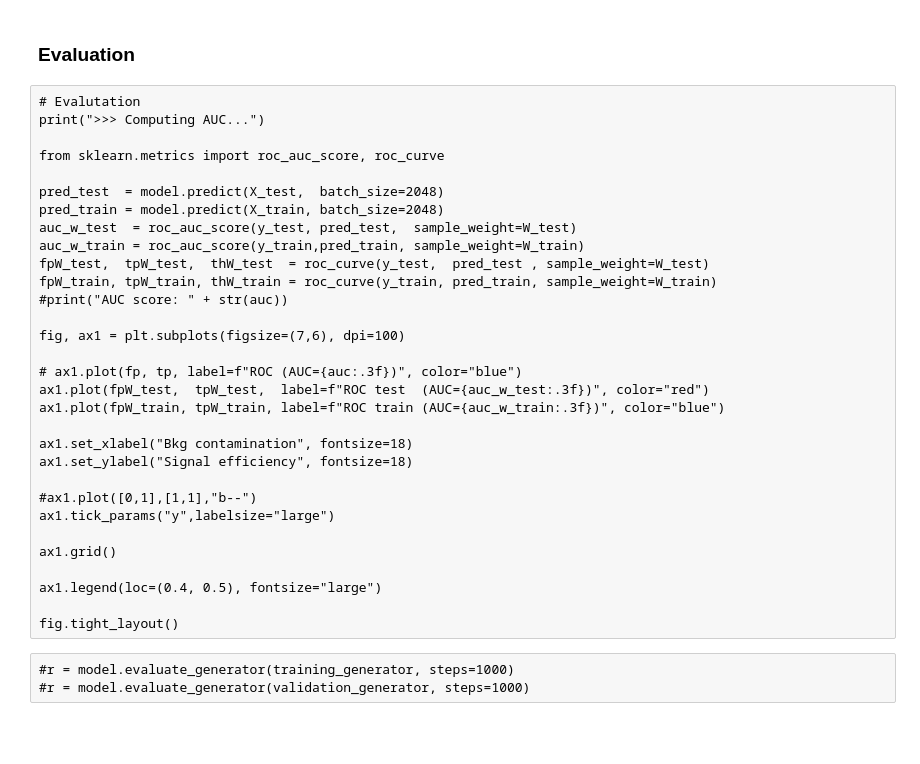
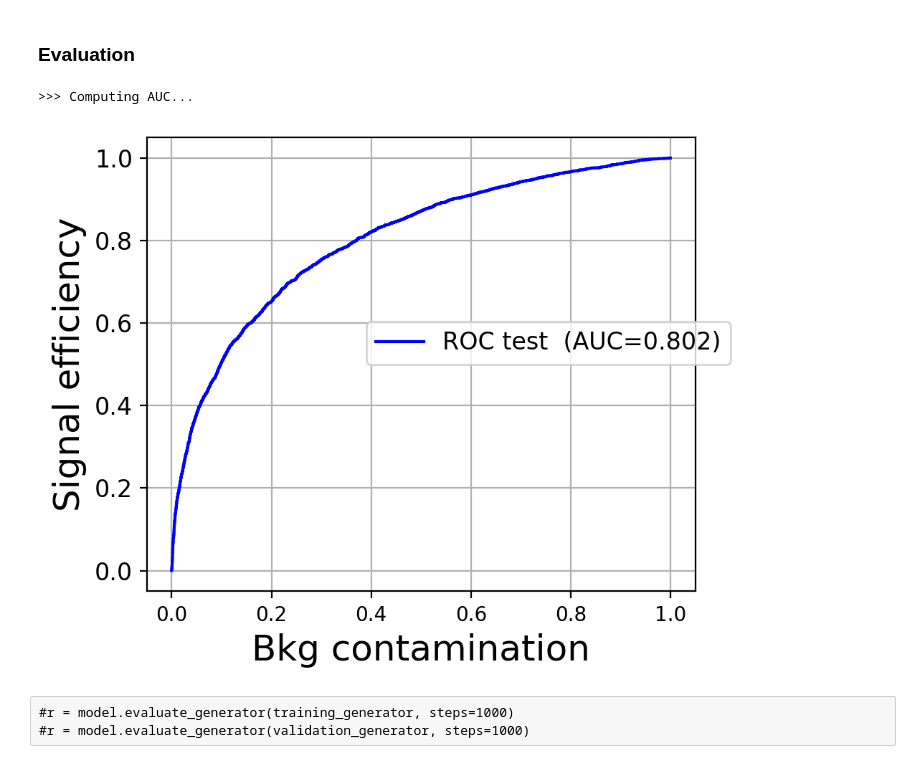
Before and after one commit to UniMiBAnalyses/ML_classification, a Jupyter notebook: Evaluate_ANOVA_SHAP.ipynb, the cells around one changed output. Drawn from its saved outputs; the diff is of its cells as text; code cells hidden in the pictures; blank space fills up the shorter version.

```diff
--- a/Evaluate_ANOVA_SHAP.ipynb
+++ b/Evaluate_ANOVA_SHAP.ipynb
@@ -11,8 +11,8 @@ import matplotlib.pyplot as plt
 config = {
     "base_dir":        "/eos/home-d/dmapelli/public/latino/",
     "plot_config":     "Full2018v6s5",
-    "cut":             "res_sig_mjjincl",
-    "model_version":   "v68",
+    "cut":             "boos_sig_mjjincl",
+    "model_version":   "v72",
 }
 # %%
 import os
@@ -195,37 +222,44 @@ print("rsync Evaluate_ANOVA_SHAP.html lxplus.cern.ch:" + model_dir + "/Evaluate_
 ## No more used
 # %% [markdown]
 ### Evaluation
-# %% [raw]
-# Evalutation
-print(">>> Computing AUC...")
-
-from sklearn.metrics import roc_auc_score, roc_curve
-
-pred_test  = model.predict(X_test,  batch_size=2048)
-pred_train = model.predict(X_train, batch_size=2048)
-auc_w_test  = roc_auc_score(y_test, pred_test,  sample_weight=W_test)
-auc_w_train = roc_auc_score(y_train,pred_train, sample_weight=W_train)
-fpW_test,  tpW_test,  thW_test  = roc_curve(y_test,  pred_test , sample_weight=W_test)
-fpW_train, tpW_train, thW_train = roc_curve(y_train, pred_train, sample_weight=W_train)
-#print("AUC score: " + str(auc))
-
-fig, ax1 = plt.subplots(figsize=(7,6), dpi=100)
-
-# ax1.plot(fp, tp, label=f"ROC (AUC={auc:.3f})", color="blue")
-ax1.plot(fpW_test,  tpW_test,  label=f"ROC test  (AUC={auc_w_test:.3f})", color="red")
-ax1.plot(fpW_train, tpW_train, label=f"ROC train (AUC={auc_w_train:.3f})", color="blue")
-
-ax1.set_xlabel("Bkg contamination", fontsize=18)
-ax1.set_ylabel("Signal efficiency", fontsize=18)
-
-#ax1.plot([0,1],[1,1],"b--")
-ax1.tick_params("y",labelsize="large")
-
-ax1.grid()
-
-ax1.legend(loc=(0.4, 0.5), fontsize="large")
-
-fig.tight_layout()
+# %%
+# Evalutation
+print(">>> Computing AUC...")
+
+from sklearn.metrics import roc_auc_score, roc_curve
+
+X_test = X_temp
+y_test = y_temp
+W_test = W_temp
+
+pred_test  = model.predict(X_test,  batch_size=2048)
+pred_train = model.predict(X_train, batch_size=2048)
+auc_w_test  = roc_auc_score(y_test, pred_test,  sample_weight=W_test)
+auc_w_train = roc_auc_score(y_train,pred_train, sample_weight=W_train)
+fpW_test,  tpW_test,  thW_test  = roc_curve(y_test,  pred_test , sample_weight=W_test)
+fpW_train, tpW_train, thW_train = roc_curve(y_train, pred_train, sample_weight=W_train)
+#print("AUC score: " + str(auc))
+
+fig, ax1 = plt.subplots(figsize=(5,4), dpi=200)
+
+# ax1.plot(fp, tp, label=f"ROC (AUC={auc:.3f})", color="blue")
+ax1.plot(fpW_test,  tpW_test,  label=f"ROC test  (AUC={auc_w_test:.3f})", color="blue")
+# ax1.plot(fpW_train, tpW_train, label=f"ROC train (AUC={auc_w_train:.3f})", color="blue")
+
+ax1.set_xlabel("Bkg contamination", fontsize=18)
+ax1.set_ylabel("Signal efficiency", fontsize=18)
+
+#ax1.plot([0,1],[1,1],"b--")
+ax1.tick_params("y",labelsize="large")
+
+ax1.grid()
+
+ax1.legend(loc=(0.4, 0.5), fontsize="large")
+
+fig.tight_layout()
+# %% [output]
+>>> Computing AUC...
+[figure, added]
 # %% [raw]
 #r = model.evaluate_generator(training_generator, steps=1000)
 #r = model.evaluate_generator(validation_generator, steps=1000)
```
Also changed, not shown: parts of 6 cells of this notebook, 2 other files.
